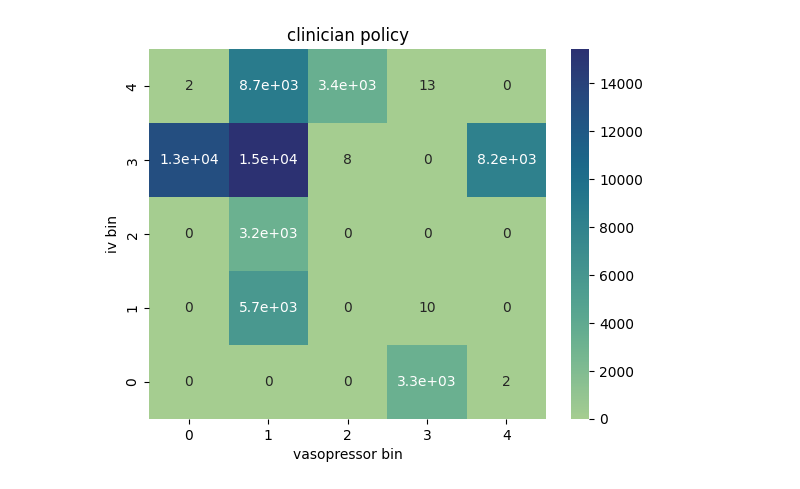
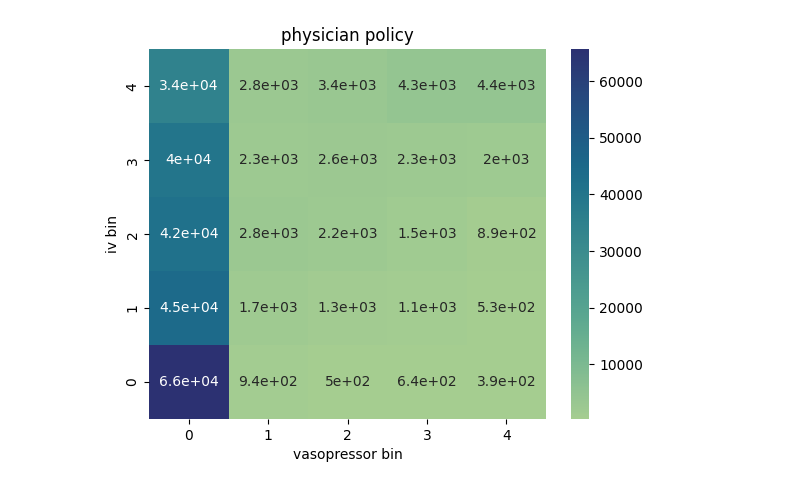
Before and after one commit to weissguy/rl-sepsis, a Jupyter notebook: mimic_policies.ipynb, the cells around one changed output. Cells and saved outputs as stored; diff of their text form; code cells hidden in the pictures.

```diff
--- a/mimic_policies.ipynb
+++ b/mimic_policies.ipynb
@@ -207,4 +163,0 @@ avg reward: 10.59, avg episode length: 12.1886)
-# %%
-policy_heatmap(env, 'clinician')
-# %% [output]
-[figure, removed]
@@ -212,0 +164,17 @@ policy_heatmap(env, 'clinician')
+# %%
+### Actual physician policy recorded in the data ###
+
+df = pd.read_csv('data/sepsis_df.csv')
+
+def get_action_log(df):
+    action_log = np.zeros((5,5))
+    for iv, vaso in zip(df['iv_bin'], df['vaso_bin']):
+        action_log[(iv, vaso)] += 1
+    return action_log
+
+all_action_log = get_action_log(df)
+
+fig, ax = plt.subplots()
+policy_heatmap(all_action_log, 'physician', ax)
+# %% [output]
+[figure, added]
```
Also changed, not shown: parts of 18 cells of this notebook, 6 other files.
